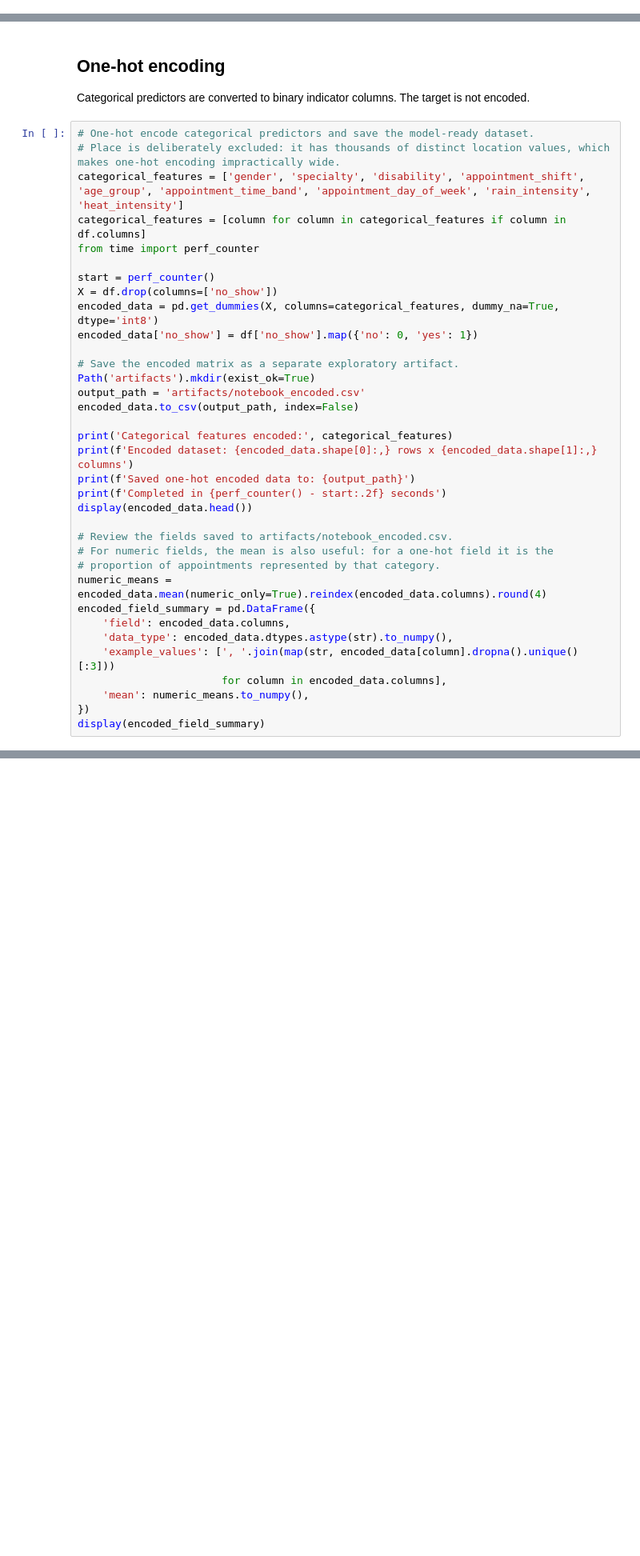
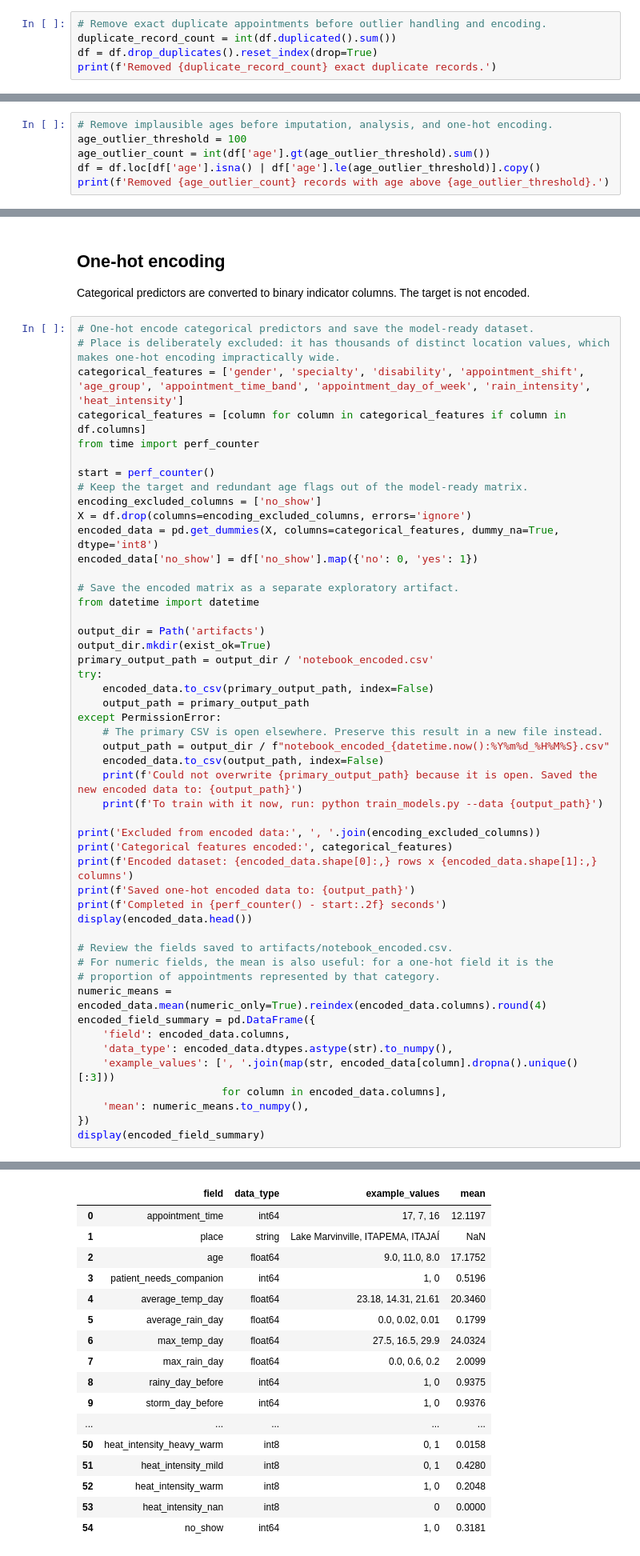
Before and after one commit to darshantank1995/MedicalAppointment, a Jupyter notebook: medical_appointment_eda.ipynb, the cells around one changed output, grey strips where cells are left out. Shown at 80% size. Cells and saved outputs as stored; diff of their text form; blank space fills up the shorter version.

```diff
--- a/medical_appointment_eda.ipynb
+++ b/medical_appointment_eda.ipynb
@@ -20,0 +25,5 @@ display(df.head())
+# %%
+# Remove exact duplicate appointments before outlier handling and encoding.
+duplicate_record_count = int(df.duplicated().sum())
+df = df.drop_duplicates().reset_index(drop=True)
+print(f'Removed {duplicate_record_count} exact duplicate records.')
@@ -20,0 +36,6 @@ display(df.head())
+# %%
+# Remove implausible ages before imputation, analysis, and one-hot encoding.
+age_outlier_threshold = 100
+age_outlier_count = int(df['age'].gt(age_outlier_threshold).sum())
+df = df.loc[df['age'].isna() | df['age'].le(age_outlier_threshold)].copy()
+print(f'Removed {age_outlier_count} records with age above {age_outlier_threshold}.')
@@ -77,15 +105,29 @@ categorical_features = [column for column in categorical_features if column in d
 from time import perf_counter
 
 start = perf_counter()
-X = df.drop(columns=['no_show'])
+# Keep the target and redundant age flags out of the model-ready matrix.
+encoding_excluded_columns = ['no_show']
+X = df.drop(columns=encoding_excluded_columns, errors='ignore')
 encoded_data = pd.get_dummies(X, columns=categorical_features, dummy_na=True, dtype='int8')
 encoded_data['no_show'] = df['no_show'].map({'no': 0, 'yes': 1})
 
 # Save the encoded matrix as a separate exploratory artifact.
-Path('artifacts').mkdir(exist_ok=True)
-output_path = 'artifacts/notebook_encoded.csv'
-encoded_data.to_csv(output_path, index=False)
+from datetime import datetime
 
+output_dir = Path('artifacts')
+output_dir.mkdir(exist_ok=True)
+primary_output_path = output_dir / 'notebook_encoded.csv'
+try:
+    encoded_data.to_csv(primary_output_path, index=False)
+    output_path = primary_output_path
+except PermissionError:
+    # The primary CSV is open elsewhere. Preserve this result in a new file instead.
+    output_path = output_dir / f"notebook_encoded_{datetime.now():%Y%m%d_%H%M%S}.csv"
+    encoded_data.to_csv(output_path, index=False)
+    print(f'Could not overwrite {primary_output_path} because it is open. Saved the new encoded data to: {output_path}')
+    print(f'To train with it now, run: python train_models.py --data {output_path}')
+
+print('Excluded from encoded data:', ', '.join(encoding_excluded_columns))
 print('Categorical features encoded:', categorical_features)
 print(f'Encoded dataset: {encoded_data.shape[0]:,} rows x {encoded_data.shape[1]:,} columns')
 print(f'Saved one-hot encoded data to: {output_path}')
@@ -104,3 +146,4 @@ encoded_field_summary = pd.DataFrame({
     'mean': numeric_means.to_numpy(),
 })
 display(encoded_field_summary)
+# %% [output]
@@ -106,0 +161,17 @@ display(encoded_field_summary)
+|  | field | data_type | example_values | mean |
+| 0 | appointment_time | int64 | 17, 7, 16 | 12.1197 |
+| 1 | place | string | Lake Marvinville, ITAPEMA, ITAJAÍ | NaN |
+| 2 | age | float64 | 9.0, 11.0, 8.0 | 17.1752 |
+| 3 | patient_needs_companion | int64 | 1, 0 | 0.5196 |
+| 4 | average_temp_day | float64 | 23.18, 14.31, 21.61 | 20.3460 |
+| 5 | average_rain_day | float64 | 0.0, 0.02, 0.01 | 0.1799 |
+| 6 | max_temp_day | float64 | 27.5, 16.5, 29.9 | 24.0324 |
+| 7 | max_rain_day | float64 | 0.0, 0.6, 0.2 | 2.0099 |
+| 8 | rainy_day_before | int64 | 1, 0 | 0.9375 |
+| 9 | storm_day_before | int64 | 1, 0 | 0.9376 |
+| ... | ... | ... | ... | ... |
+| 50 | heat_intensity_heavy_warm | int8 | 0, 1 | 0.0158 |
+| 51 | heat_intensity_mild | int8 | 0, 1 | 0.4280 |
+| 52 | heat_intensity_warm | int8 | 1, 0 | 0.2048 |
+| 53 | heat_intensity_nan | int8 | 0 | 0.0000 |
+| 54 | no_show | int64 | 1, 0 | 0.3181 |
```
Also changed, not shown: parts of 13 cells of this notebook, 4 other files.
